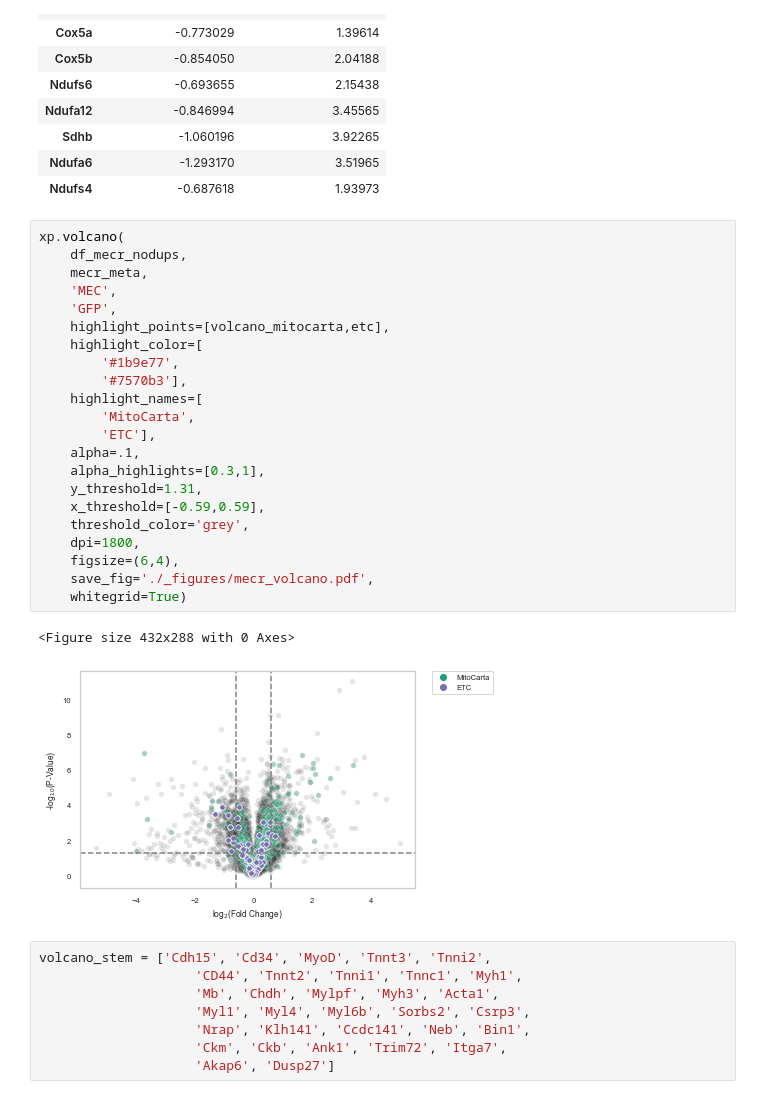
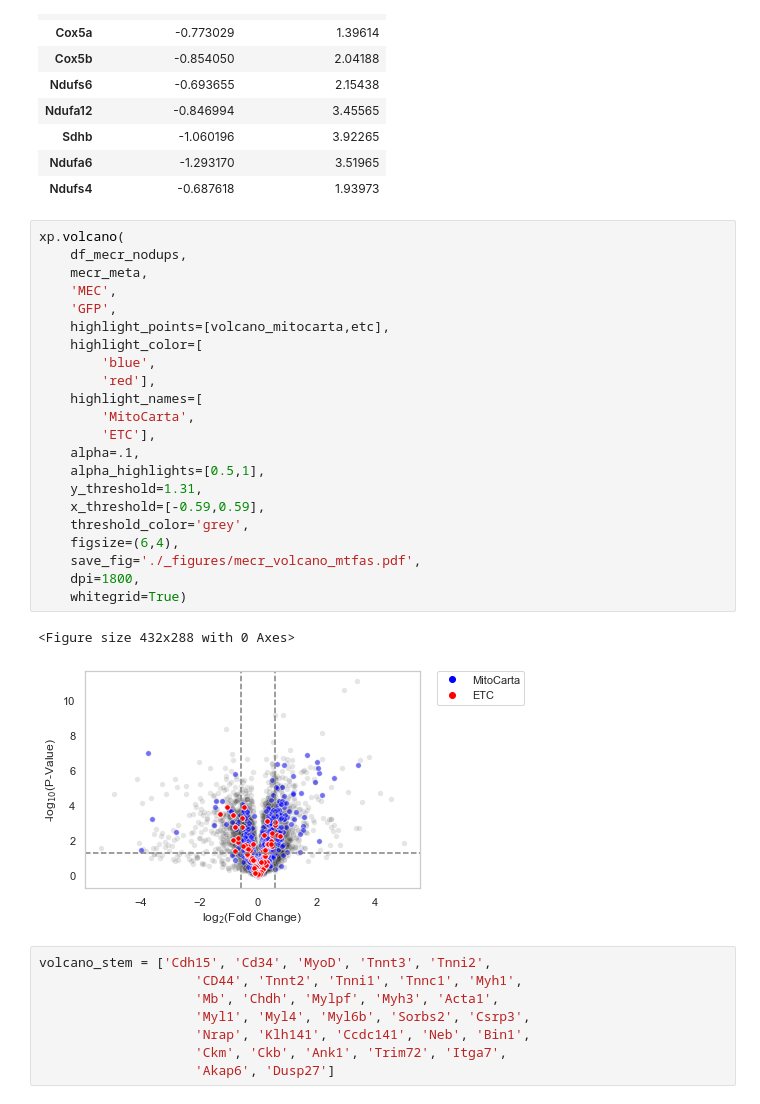
Before and after one commit to elifesciences-publications/nowinski_2020, a Jupyter notebook: nowinski_visualization.ipynb, the cells around one changed output. Saved outputs shown, nothing was run; the diff lists cells and outputs as text.

```diff
--- a/nowinski_visualization.ipynb
+++ b/nowinski_visualization.ipynb
@@ -367,28 +364,28 @@ etc_down
 # %%
 xp.volcano(
     df_mecr_nodups,
     mecr_meta,
     'MEC',
     'GFP',
     highlight_points=[volcano_mitocarta,etc],
     highlight_color=[
-        '#1b9e77',
-        '#7570b3'],
+        'blue',
+        'red'],
     highlight_names=[
         'MitoCarta',
         'ETC'],
     alpha=.1,
-    alpha_highlights=[0.3,1],
+    alpha_highlights=[0.5,1],
     y_threshold=1.31,
     x_threshold=[-0.59,0.59],
     threshold_color='grey',
+    figsize=(6,4),
+    save_fig='./_figures/mecr_volcano_mtfas.pdf',
     dpi=1800,
-    figsize=(6,4),
-    save_fig='./_figures/mecr_volcano.pdf',
     whitegrid=True)
 # %% [output]
 <Figure size 432x288 with 0 Axes>
-[figure, old version]
+[figure, new version]
 # %%
 volcano_stem = ['Cdh15', 'Cd34', 'MyoD', 'Tnnt3', 'Tnni2',
                     'CD44', 'Tnnt2', 'Tnni1', 'Tnnc1', 'Myh1',
```
Also changed, not shown: parts of 14 cells of this notebook, 13 other files.
